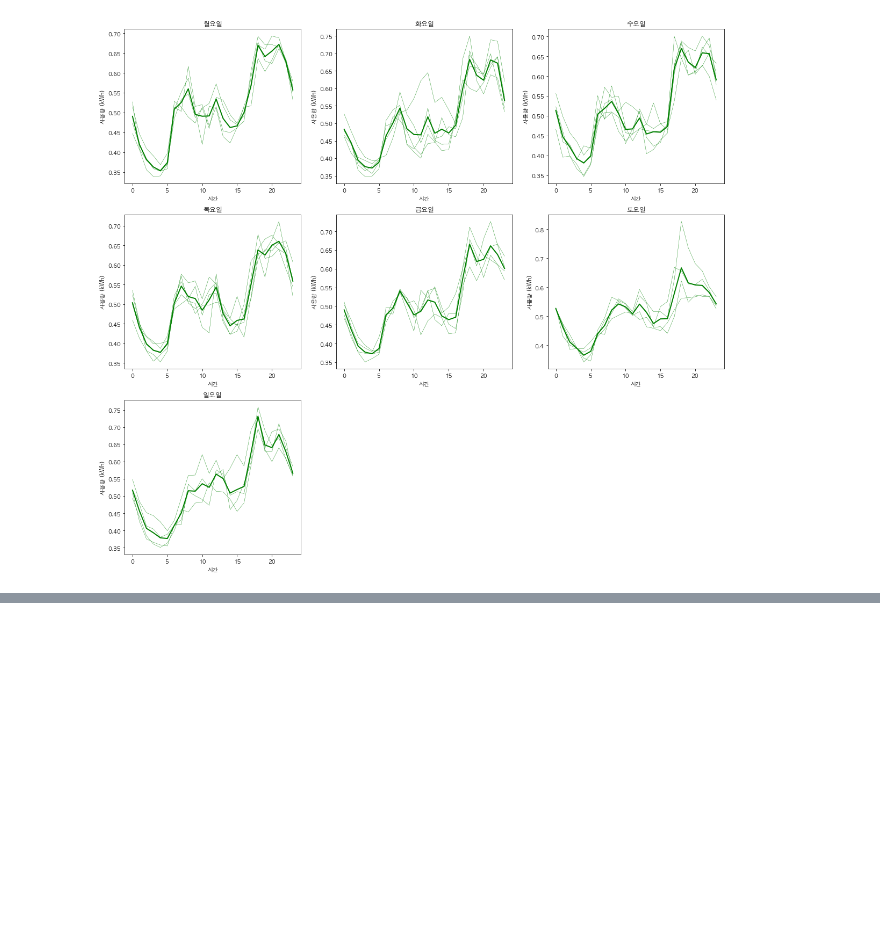
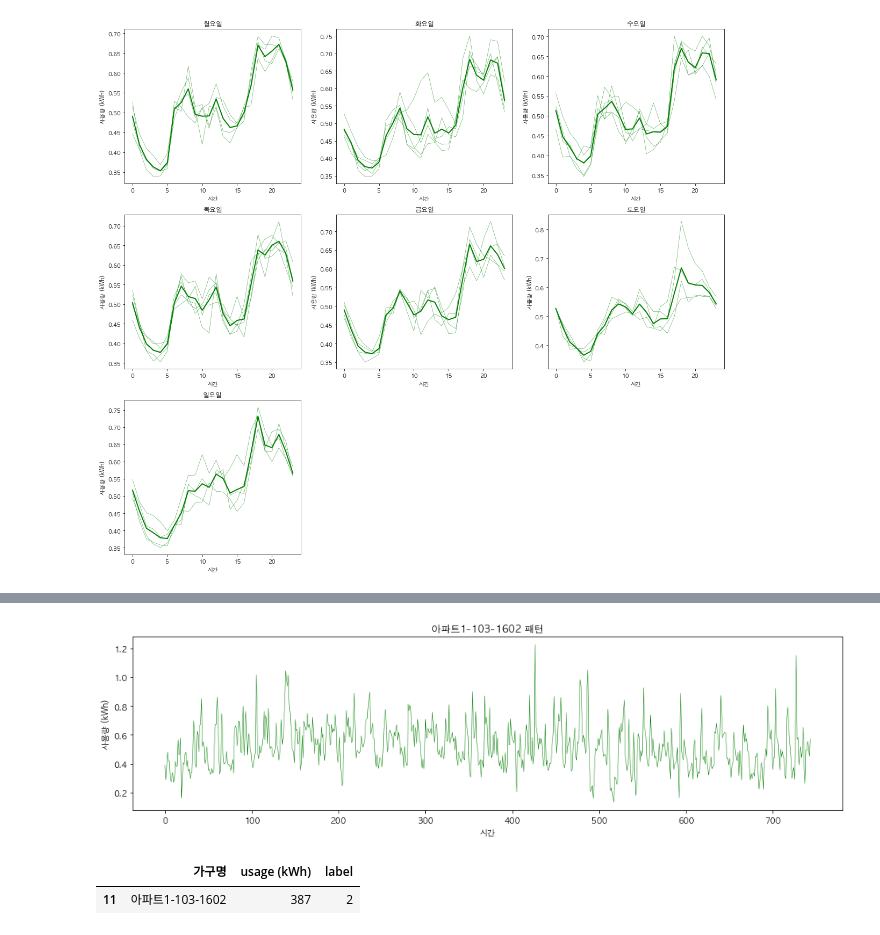
Before and after one commit to formegusto/distribution-public-fee, a Jupyter notebook: pt4.전기절약 피드백.ipynb, the cells around one changed output, grey strips where cells are left out. Cells and saved outputs as stored; diff of their text form; code cells hidden in the pictures; blank space fills up the shorter version.

```diff
--- a/pt4.전기절약 피드백.ipynb
+++ b/pt4.전기절약 피드백.ipynb
@@ -258,0 +414,17 @@ plt.show()
+# %%
+plt.figure(figsize=(16, 4))
+
+plt.plot(target_house.flatten(), color='g', linewidth=0.5)
+plt.title("{} 패턴".format('아파트1-103-1602'))
+plt.ylabel("사용량 (kWh)")
+plt.xlabel("시간")
+
+plt.show()
+# %% [output]
+[figure, added]
+# %%
+target_household = group_df[group_df['가구명'] == '아파트1-103-1602']
+target_household
+# %% [output]
+|  | 가구명 | usage (kWh) | label |
+| 11 | 아파트1-103-1602 | 387 | 2 |
```
Also changed, not shown: parts of 41 cells of this notebook.
